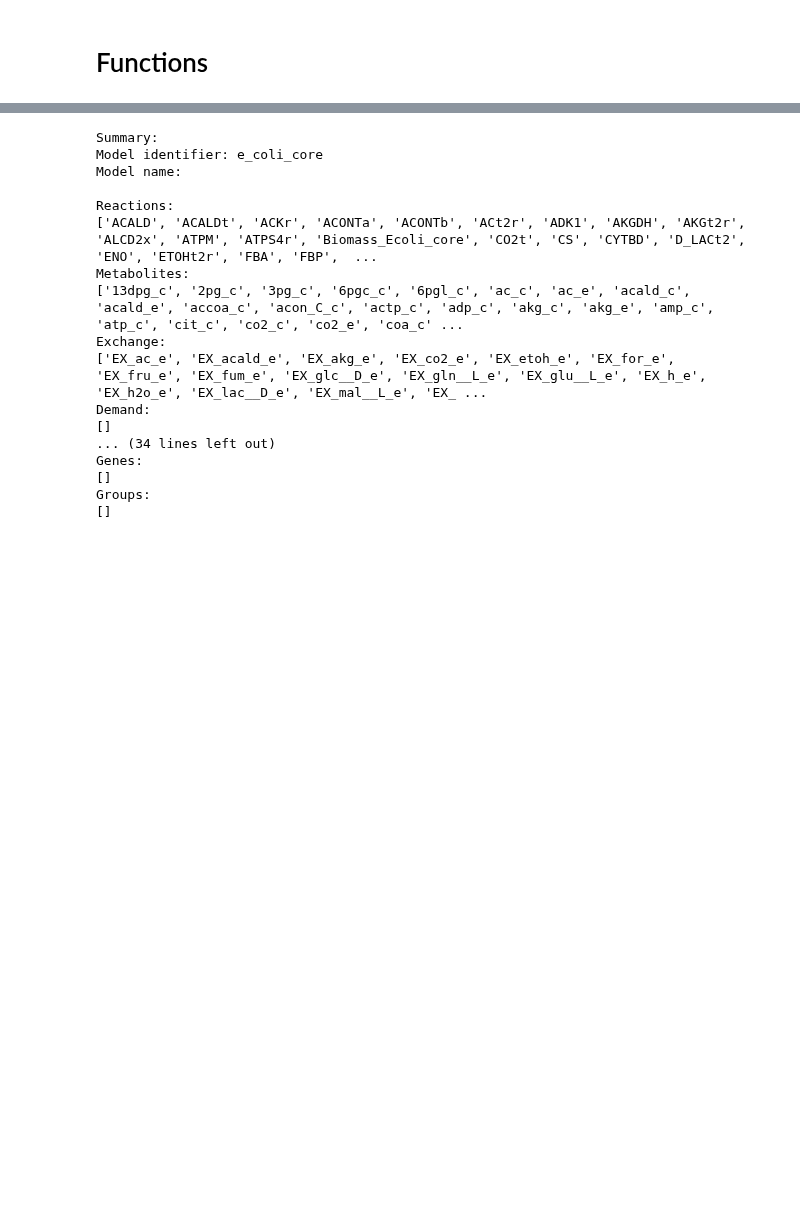
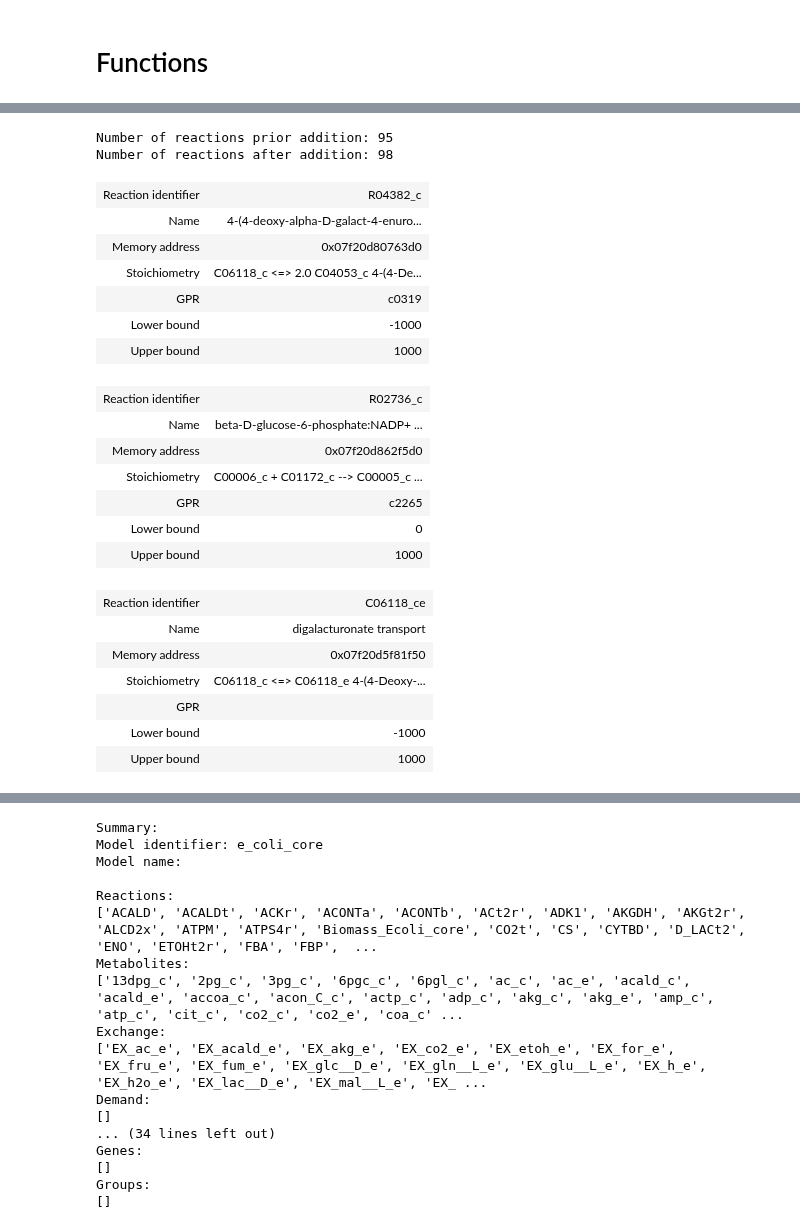
Before and after one commit to Toepfer-Lab/cobramod, a Jupyter notebook: docs/source/how_to.ipynb, the cells around one changed output, grey strips where cells are left out. Drawn from its saved outputs; the diff is of its cells as text; code cells hidden in the pictures; blank space fills up the shorter version.

```diff
--- a/docs/source/how_to.ipynb
+++ b/docs/source/how_to.ipynb
@@ -381,0 +515,49 @@ a warning will appear as shown below:
+# %%
+from cobramod.test import textbook_kegg
+from cobramod import add_reactions
+from pathlib import Path
+
+dir_data = Path.cwd().resolve().joinpath("data")
+test_model = textbook_kegg.copy()
+# This is the file with text
+file = dir_data.joinpath("reactions.txt")
+
+print(f'Number of reactions prior addition: {len(test_model.reactions)}')
+
+add_reactions(
+    model=test_model,
+    obj=file,
+    directory=dir_data,
+    database="KEGG",
+    genome="ecc"
+)
+
+print(f'Number of reactions after addition: {len(test_model.reactions)}')
+# Show in jupyter
+display(test_model.reactions.get_by_id("R04382_c"))
+display(test_model.reactions.get_by_id("R02736_c"))
+test_model.reactions.get_by_id("C06118_ce")
+# %% [output]
+Number of reactions prior addition: 95
+Number of reactions after addition: 98
+| Reaction identifier | R04382_c |
+| Name | 4-(4-deoxy-alpha-D-galact-4-enuro... |
+| Memory address | 0x07f20d80763d0 |
+| Stoichiometry | C06118_c <=> 2.0 C04053_c 4-(4-De... |
+| GPR | c0319 |
+| Lower bound | -1000 |
+| Upper bound | 1000 |
+| Reaction identifier | R02736_c |
+| Name | beta-D-glucose-6-phosphate:NADP+ ... |
+| Memory address | 0x07f20d862f5d0 |
+| Stoichiometry | C00006_c + C01172_c --> C00005_c ... |
+| GPR | c2265 |
+| Lower bound | 0 |
+| Upper bound | 1000 |
+| Reaction identifier | C06118_ce |
+| Name | digalacturonate transport |
+| Memory address | 0x07f20d5f81f50 |
+| Stoichiometry | C06118_c <=> C06118_e 4-(4-Deoxy-... |
+| GPR |  |
+| Lower bound | -1000 |
+| Upper bound | 1000 |
```
Also changed, not shown: parts of 101 cells of this notebook, 5 other files.
